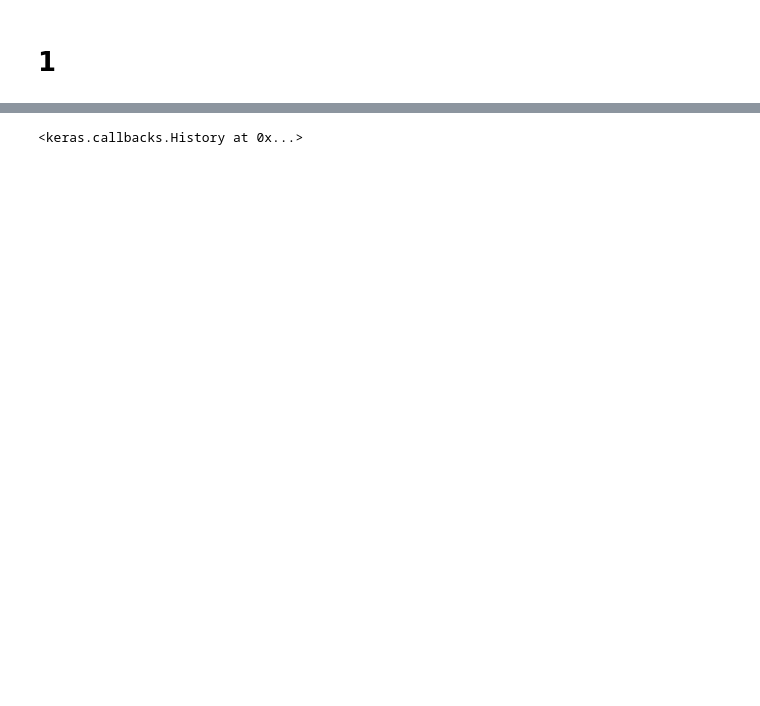
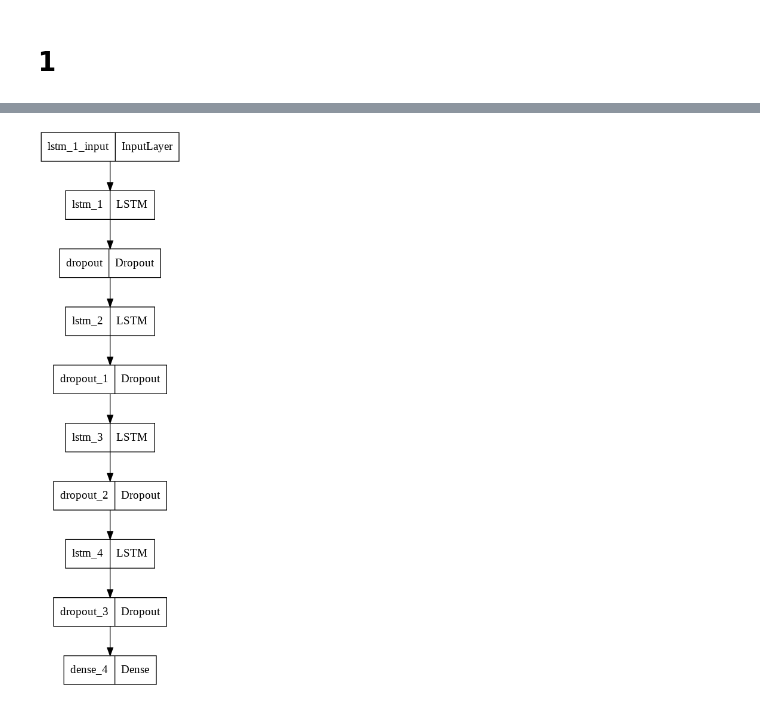
Before and after one commit to h102vbzxcc1/py-homework, a Jupyter notebook: lstm.ipynb, the cells around one changed output, grey strips where cells are left out. Drawn from its saved outputs; the diff is of its cells as text; code cells hidden in the pictures; blank space fills up the shorter version.

```diff
--- a/lstm.ipynb
+++ b/lstm.ipynb
@@ -91,11 +117,22 @@ look_back=1
 trainX, trainY = create_dataset(train_data, look_back)
 trainX = np.reshape(trainX, (trainX.shape[0], 1, trainX.shape[1]))
 # %%
+
 model = Sequential()
-model.add(LSTM(25, input_shape=(1, look_back)))
+model.add(LSTM(units=50, input_shape=(1, look_back),return_sequences=True))
+model.add(Dropout(0.2))
+
+model.add(LSTM(units = 50, return_sequences = True))
+model.add(Dropout(0.2))
+model.add(LSTM(units = 50, return_sequences = True))
+model.add(Dropout(0.2))
+model.add(LSTM(units = 50))
+model.add(Dropout(0.2))
+
 model.add(Dense(1))
 model.compile(loss='mean_squared_error', optimizer='adam')
 # reduce_lr=ReduceLROnPlateau(monitor='val_loss',patience=10,mode='max')
-model.fit(trainX, trainY, epochs=400, batch_size=1, verbose=2)
+train=model.fit(trainX, trainY, epochs=400, batch_size=1, verbose=2)
+plot_model(model, 'model.png')
 # %% [output]
 Epoch 1/400
@@ -118,2 +155,2 @@ Epoch 400/400
-<keras.callbacks.History at 0x...>
+[figure, added]
 # %%
```
Also changed, not shown: parts of 15 cells of this notebook.
